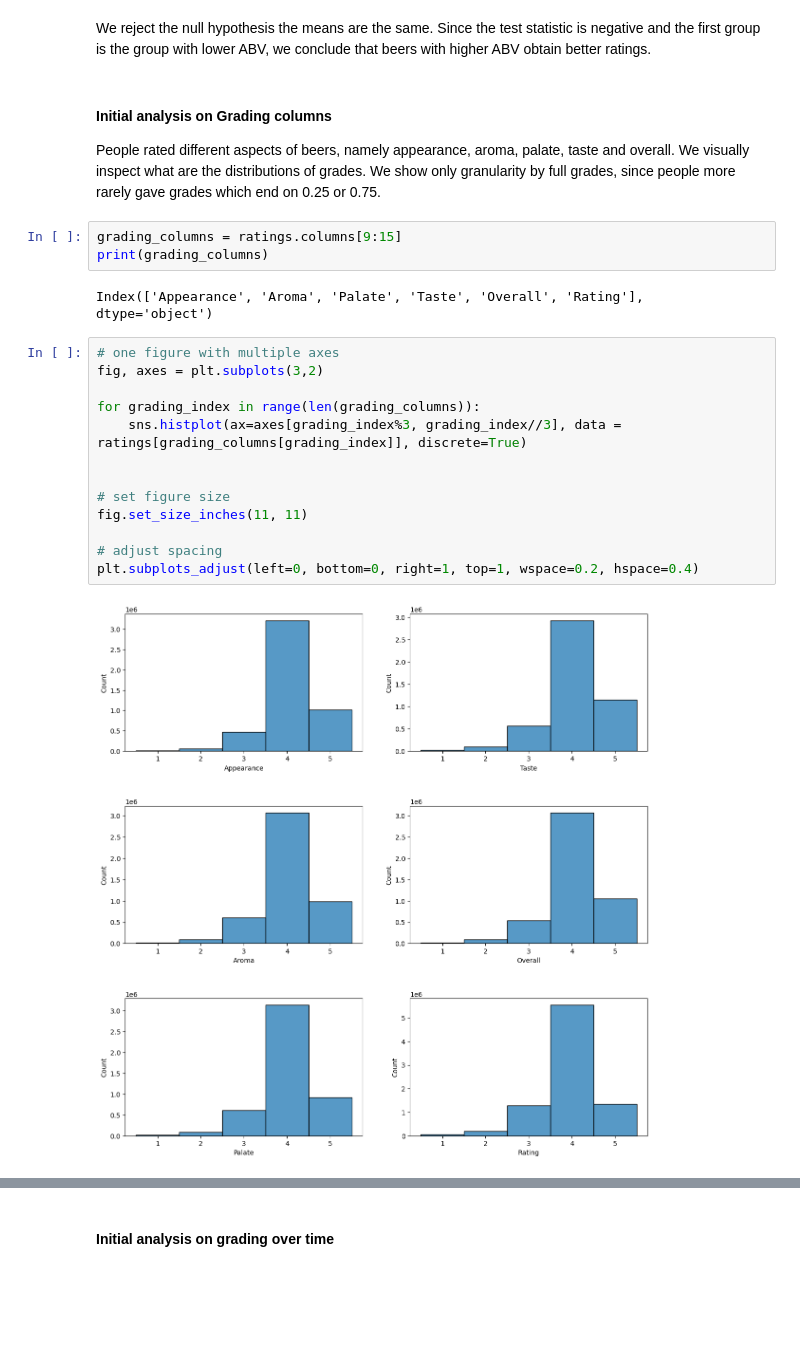
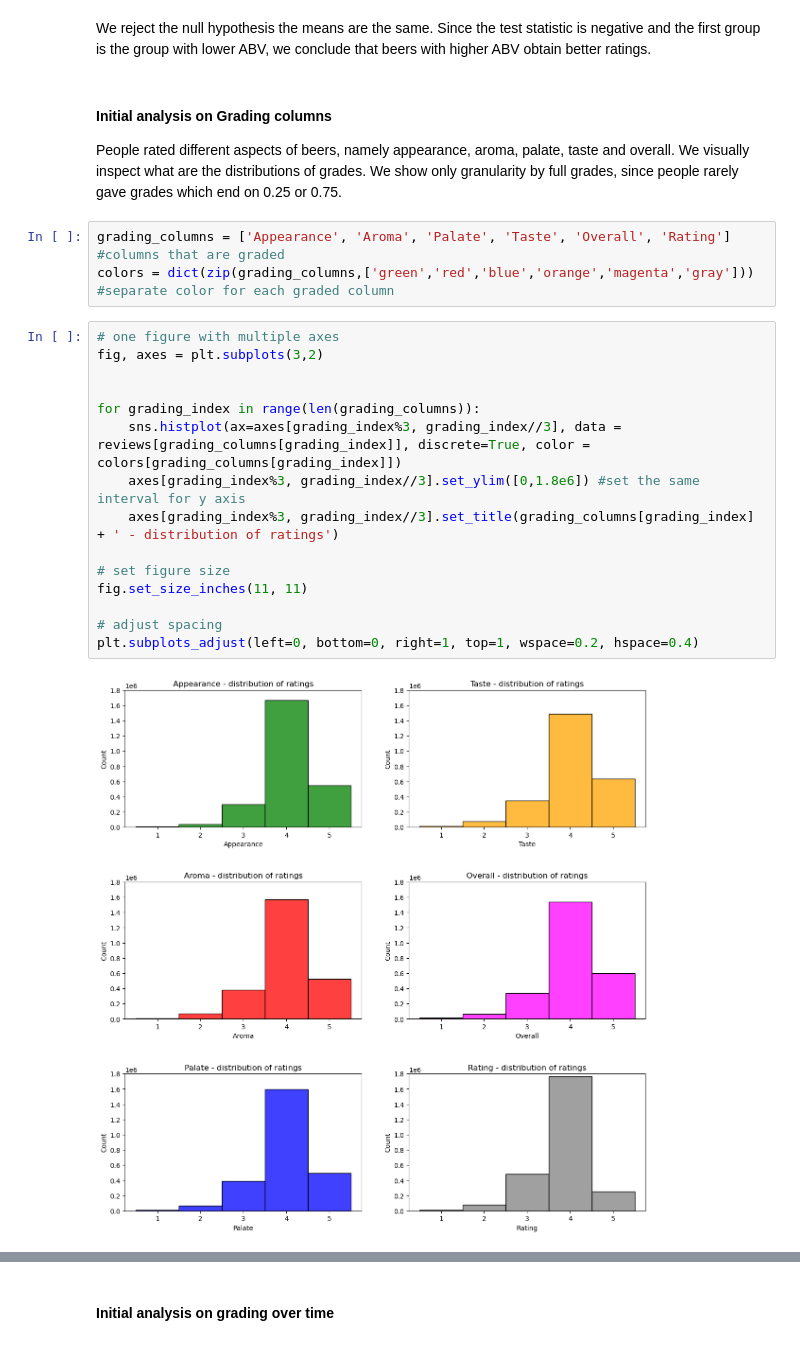
Before and after one commit to epfl-ada/ada-2022-project-rakijada, a Jupyter notebook: data_investigation.ipynb, the cells around one changed output, grey strips where cells are left out. Saved outputs shown, nothing was run; the diff lists cells and outputs as text; blank space fills up the shorter version.

```diff
--- a/data_investigation.ipynb
+++ b/data_investigation.ipynb
@@ -200,24 +214,24 @@ We reject the null hypothesis the means are the same. Since the test statistic i
 # %% [markdown]
 #### Initial analysis on Grading columns
 
-People rated different aspects of beers, namely appearance, aroma, palate, taste and overall. We visually inspect what are the distributions of grades. We show only granularity by full grades, since people more rarely gave grades which end on 0.25 or 0.75.
+People rated different aspects of beers, namely appearance, aroma, palate, taste and overall. We visually inspect what are the distributions of grades. We show only granularity by full grades, since people rarely gave grades which end on 0.25 or 0.75.
 # %%
-grading_columns = ratings.columns[9:15]
-print(grading_columns)
+grading_columns = ['Appearance', 'Aroma', 'Palate', 'Taste', 'Overall', 'Rating'] #columns that are graded
+colors = dict(zip(grading_columns,['green','red','blue','orange','magenta','gray'])) #separate color for each graded column
-# %% [output]
-Index(['Appearance', 'Aroma', 'Palate', 'Taste', 'Overall', 'Rating'], dtype='object')
 # %%
 # one figure with multiple axes
 fig, axes = plt.subplots(3,2)
 
+
 for grading_index in range(len(grading_columns)):
-    sns.histplot(ax=axes[grading_index%3, grading_index//3], data = ratings[grading_columns[grading_index]], discrete=True)
-
+    sns.histplot(ax=axes[grading_index%3, grading_index//3], data = reviews[grading_columns[grading_index]], discrete=True, color = colors[grading_columns[grading_index]])
+    axes[grading_index%3, grading_index//3].set_ylim([0,1.8e6]) #set the same interval for y axis
+    axes[grading_index%3, grading_index//3].set_title(grading_columns[grading_index] + ' - distribution of ratings')
 
 # set figure size
 fig.set_size_inches(11, 11)
 
 # adjust spacing
 plt.subplots_adjust(left=0, bottom=0, right=1, top=1, wspace=0.2, hspace=0.4)
 # %% [output]
-[figure, old version]
+[figure, new version]
```
Also changed, not shown: parts of 72 cells of this notebook, 1 other file.
